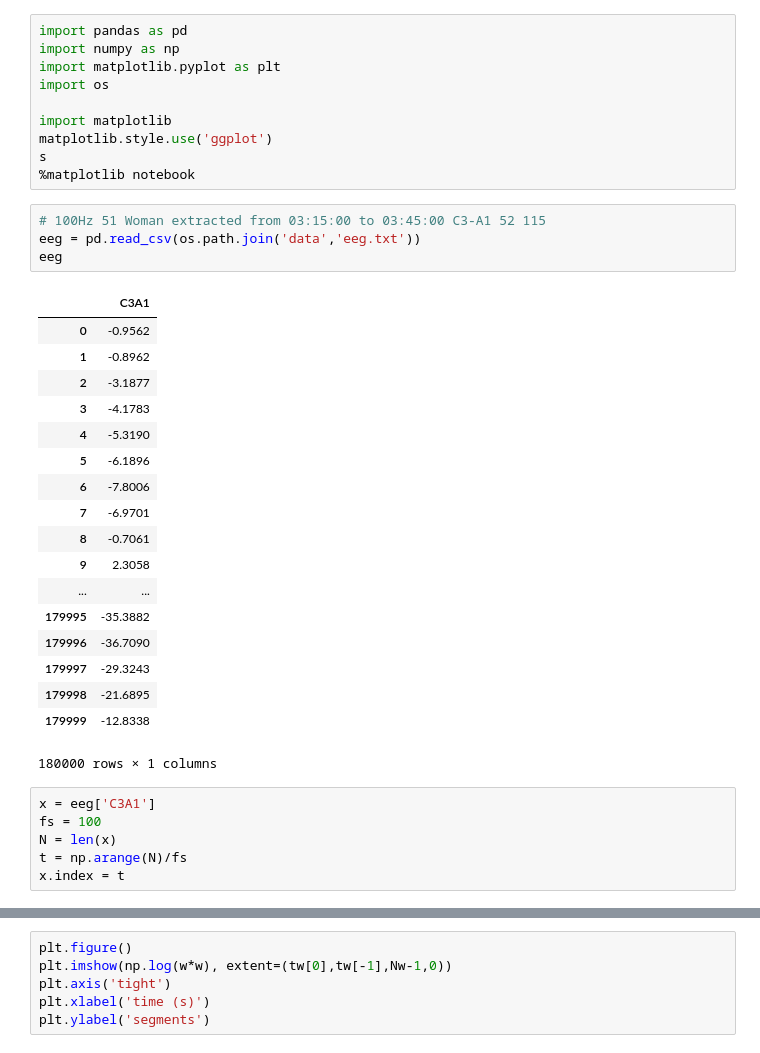
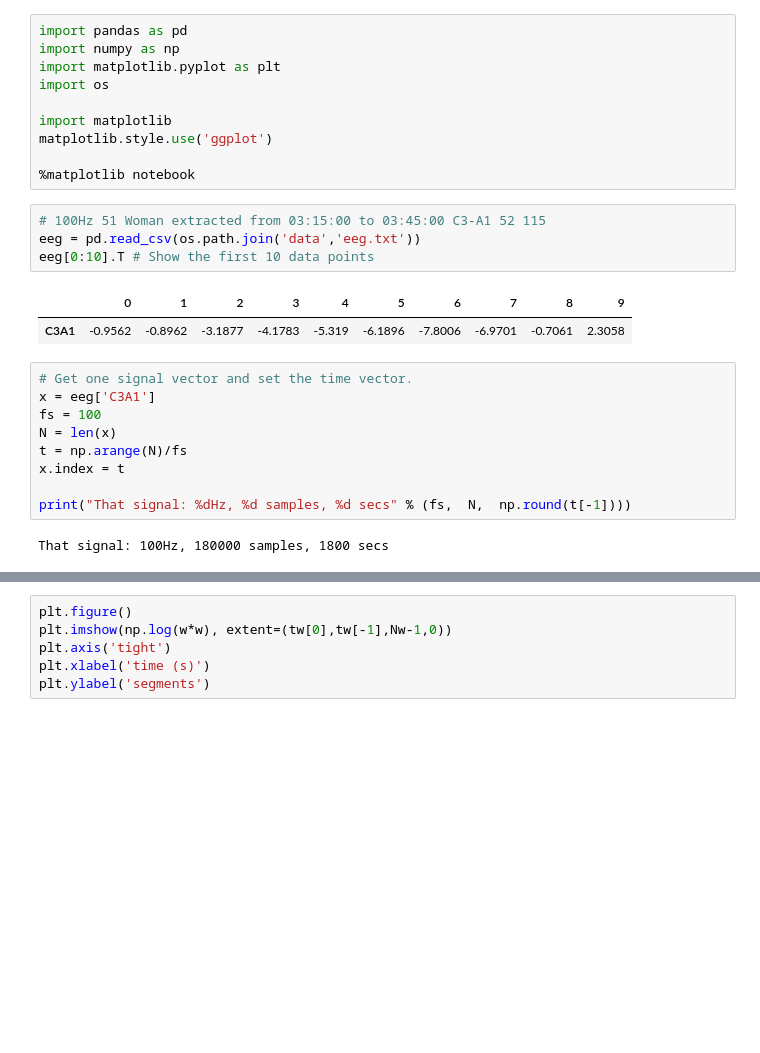
Before and after one commit to jnthngdbt/pyo-music, a Jupyter notebook: dreamsspindles/signal.win.class.ipynb, the cells around one changed output, grey strips where cells are left out. Drawn from its saved outputs; the diff is of its cells as text; blank space fills up the shorter version.

```diff
--- a/dreamsspindles/signal.win.class.ipynb
+++ b/dreamsspindles/signal.win.class.ipynb
@@ -6,35 +6,24 @@ import os
 
 import matplotlib
 matplotlib.style.use('ggplot')
-s
+
 %matplotlib notebook
 # %%
 # 100Hz 51 Woman extracted from 03:15:00 to 03:45:00 C3-A1 52 115
 eeg = pd.read_csv(os.path.join('data','eeg.txt'))
-eeg
+eeg[0:10].T # Show the first 10 data points
 # %% [output]
-|  | C3A1 |
-| 0 | -0.9562 |
-| 1 | -0.8962 |
-| 2 | -3.1877 |
-| 3 | -4.1783 |
-| 4 | -5.3190 |
-| 5 | -6.1896 |
-| 6 | -7.8006 |
-| 7 | -6.9701 |
-| 8 | -0.7061 |
-| 9 | 2.3058 |
-| ... | ... |
-| 179995 | -35.3882 |
-| 179996 | -36.7090 |
-| 179997 | -29.3243 |
-| 179998 | -21.6895 |
-| 179999 | -12.8338 |
+|  | 0 | 1 | 2 | 3 | 4 | 5 | 6 | 7 | 8 | 9 |
+| C3A1 | -0.9562 | -0.8962 | -3.1877 | -4.1783 | -5.319 | -6.1896 | -7.8006 | -6.9701 | -0.7061 | 2.3058 |
-180000 rows × 1 columns
 # %%
+# Get one signal vector and set the time vector.
 x = eeg['C3A1']
 fs = 100
 N = len(x)
 t = np.arange(N)/fs
 x.index = t
+
+print("That signal: %dHz, %d samples, %d secs" % (fs,  N,  np.round(t[-1])))
+# %% [output]
+That signal: 100Hz, 180000 samples, 1800 secs
 # %%
```
Also changed, not shown: parts of 5 cells of this notebook.
